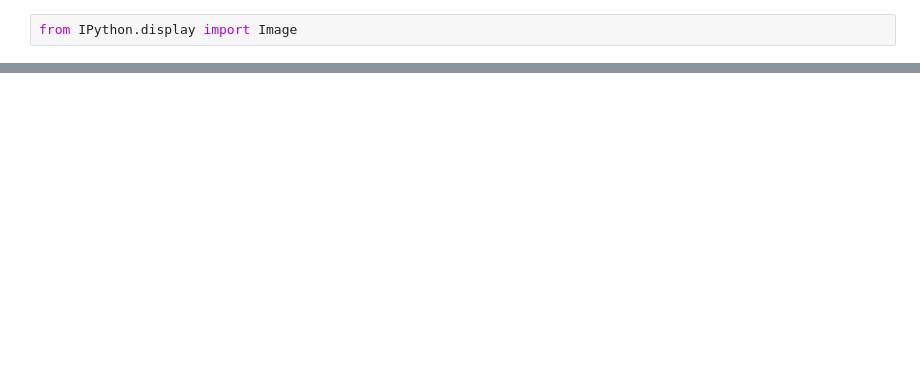
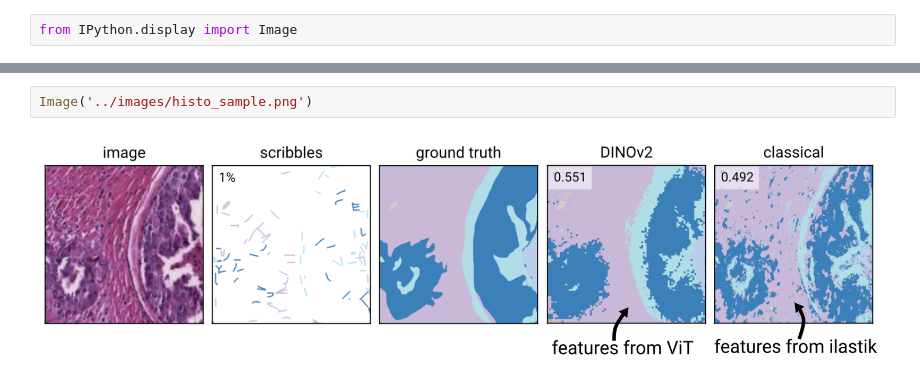
Before and after one commit to guiwitz/napari-convpaint, a Jupyter notebook: book/Description.ipynb, the cells around one changed output, grey strips where cells are left out. Drawn from its saved outputs; the diff is of its cells as text; blank space fills up the shorter version.

```diff
--- a/book/Description.ipynb
+++ b/book/Description.ipynb
@@ -21,0 +25,4 @@ Image('../images/filter_set.png')
+# %%
+Image('../images/histo_sample.png')
+# %% [output]
+[figure, added]
```
Also changed, not shown: parts of 3 cells of this notebook, 3 other files.
